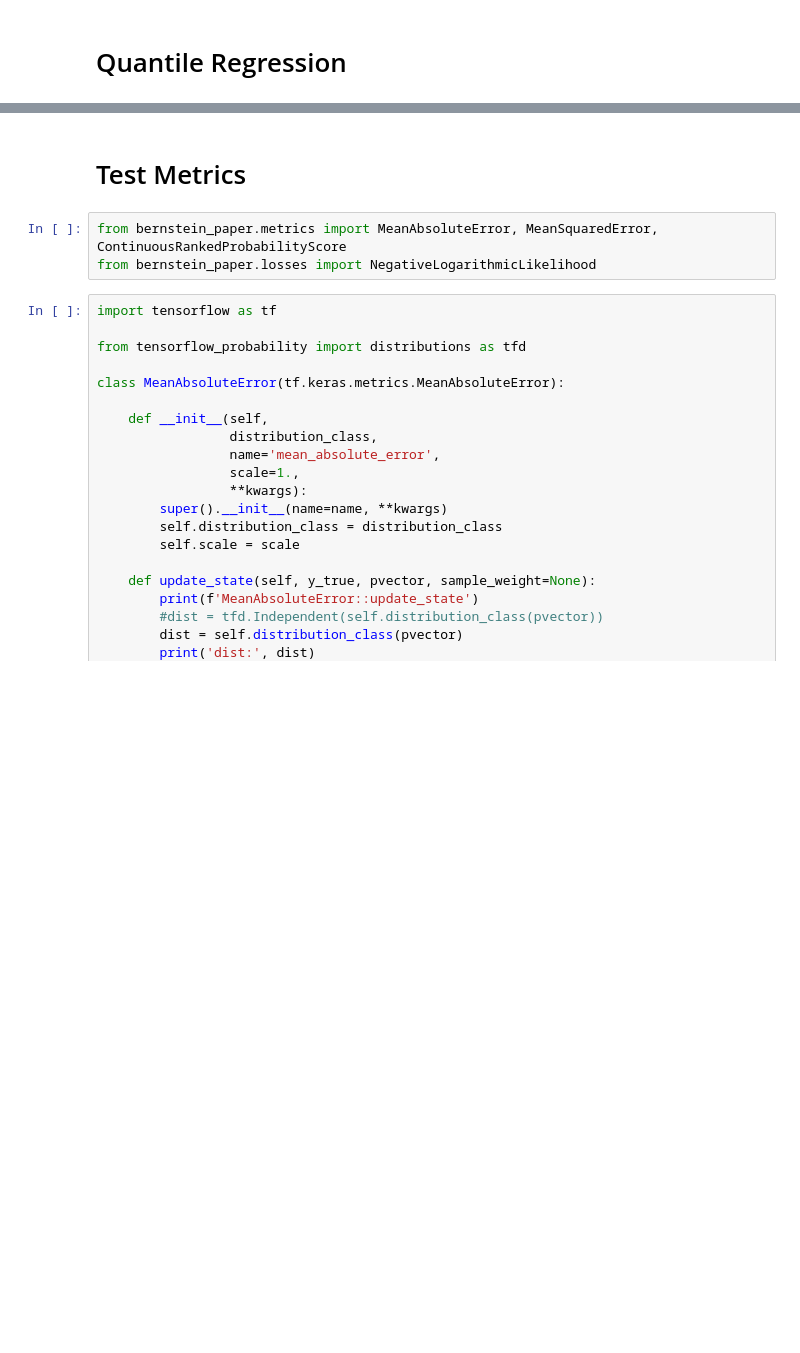
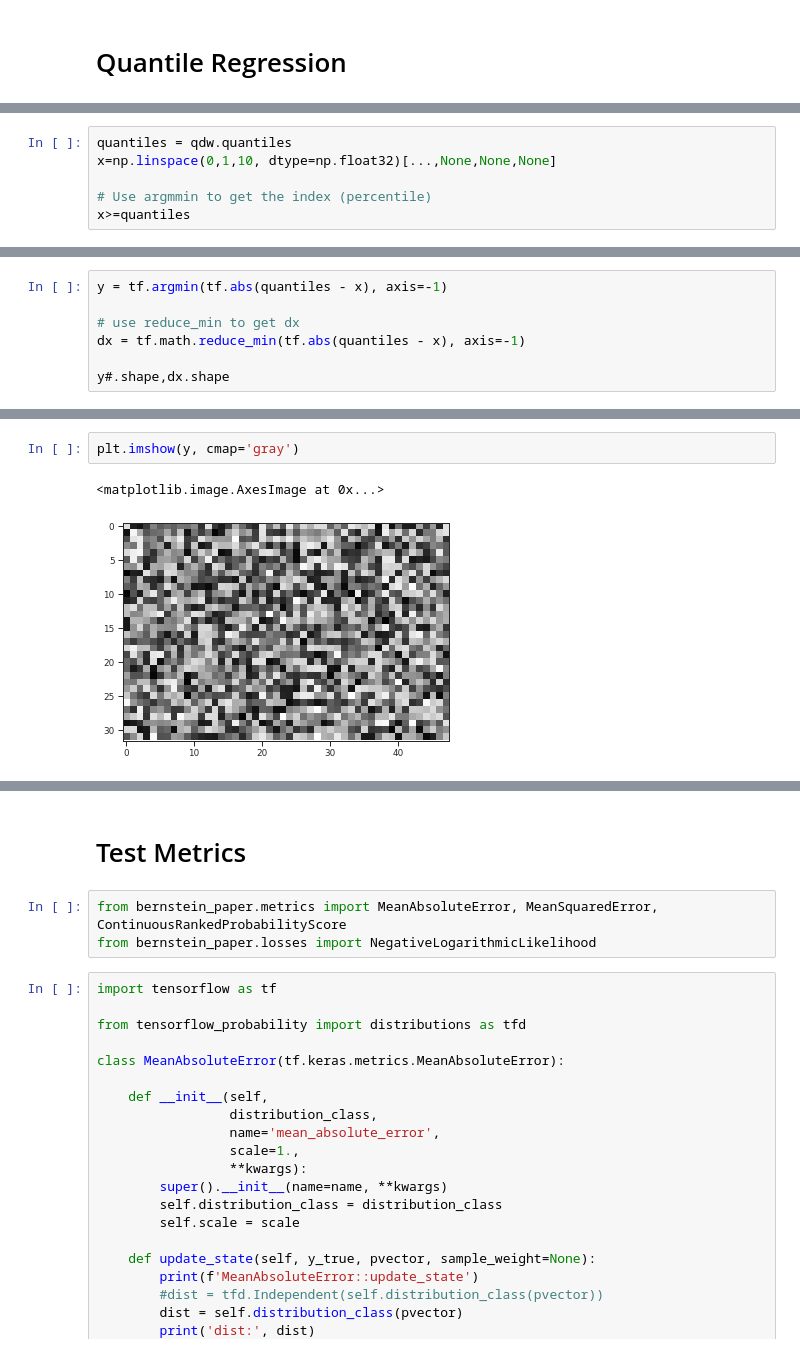
Before and after one commit to MArpogaus/Bernstein-Experiments, a Jupyter notebook: ipynb/MultivariateDitributions.ipynb, the cells around one changed output, grey strips where cells are left out. Cells and saved outputs as stored; diff of their text form; blank space fills up the shorter version.

```diff
--- a/ipynb/MultivariateDitributions.ipynb
+++ b/ipynb/MultivariateDitributions.ipynb
@@ -350,0 +645,6 @@ ax[2].legend()
+# %%
+quantiles = qdw.quantiles
+x=np.linspace(0,1,10, dtype=np.float32)[...,None,None,None]
+
+# Use argmmin to get the index (percentile)
+x>=quantiles
@@ -350,0 +669,7 @@ ax[2].legend()
+# %%
+y = tf.argmin(tf.abs(quantiles - x), axis=-1)
+
+# use reduce_min to get dx
+dx = tf.math.reduce_min(tf.abs(quantiles - x), axis=-1)
+
+y#.shape,dx.shape
@@ -350,0 +748,5 @@ ax[2].legend()
+# %%
+plt.imshow(y, cmap='gray')
+# %% [output]
+<matplotlib.image.AxesImage at 0x...>
+[figure, added]
```
Also changed, not shown: parts of 23 cells of this notebook, 5 other files.
